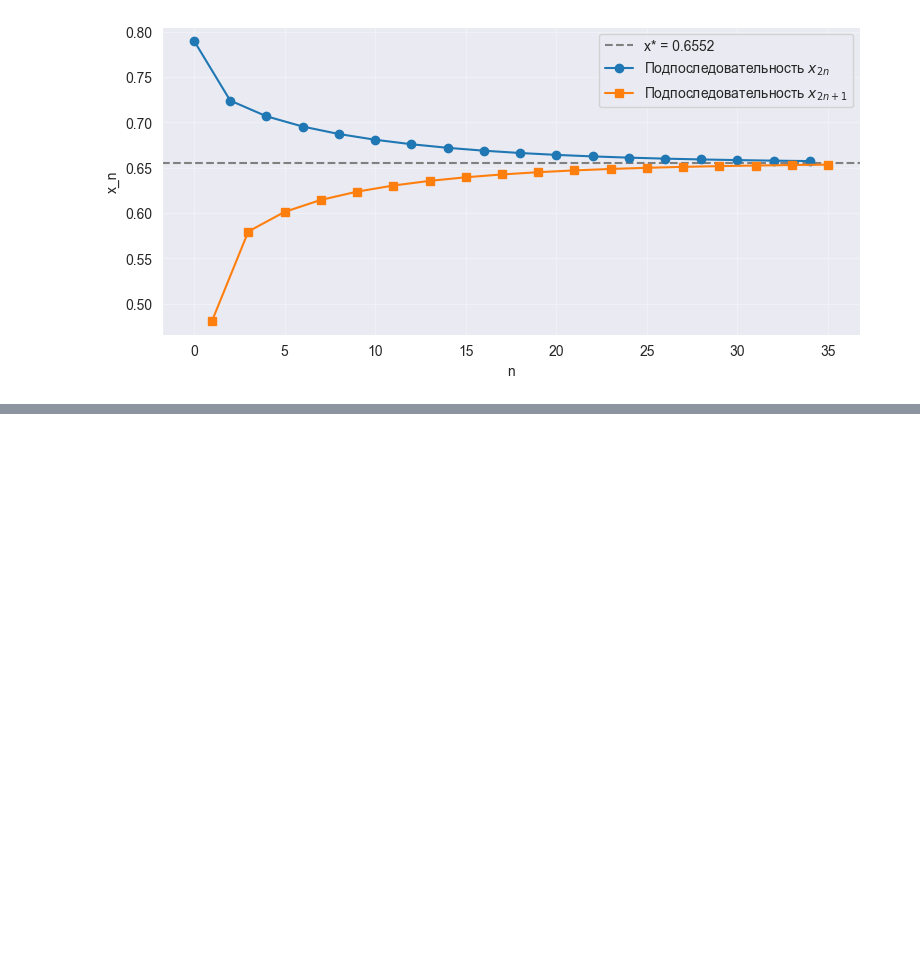
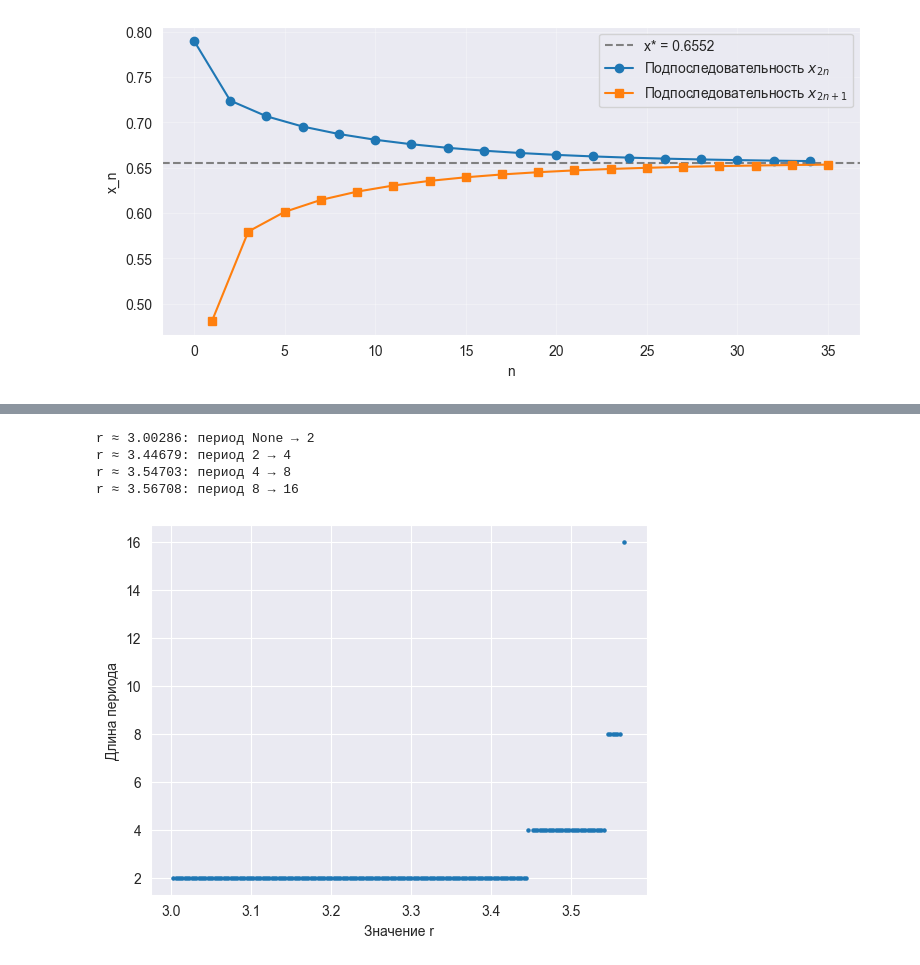
Before and after one commit to OXYgenRu/MatanLabS1, a Jupyter notebook: solve.ipynb, the cells around one changed output, grey strips where cells are left out. Saved outputs shown, nothing was run; the diff lists cells and outputs as text; code cells hidden in the pictures; blank space fills up the shorter version.

```diff
--- a/solve.ipynb
+++ b/solve.ipynb
@@ -116,22 +116,3 @@ $0 < x_{k+1} < 1 \quad\Rightarrow\quad\-1 < -x_{k+1} < 0 \quad\Rightarrow\quad\
 при $r\in(0;1]$  $\quad0 < rx_{k+1}(1-x_{k+1}) \le x_1(1-x_{k+1})  < x_{k+1} <1 \quad\Rightarrow\quad\ 0<x_{k+2} < x_{k+1} <1$
 Получили, что утверждение выполнилось для $n = k + 1$, тогда переход доказан, тогда последовательность является ограниченной и монотонно убывающей.
 Откуда по теореме Вейерштрасса об ограниченной и монотонной последовательности у $\{x_n\}$ есть передел.
-# %%
-
-plt.figure(figsize=(8, 6))
-
-r = 0.5
-x_0 = 0.2
-n = 50
-
-x = [x_0]
-
-for i in range(n):
-    x.append(r * x[i] * (1 - x[i]))
-
-plt.plot(range(n + 1), x, marker='o')
-plt.xlabel('$n$')
-plt.ylabel('$x_{n+1}$')
-plt.title(f'График логистического отображения  при r = {r} и $x_0$={x_0}')
-plt.grid(True)
-plt.show()
@@ -216,0 +221,51 @@ $x=\frac{-r \pm \sqrt{9r^2-4r}}{2r}=\frac{-1\pm\sqrt{9-\frac{4}{r}}}{2}$
+# %%
+def logistic_orbit(r, x0, n_iter=2000):
+    xs = np.empty(n_iter)
+    x = x0
+    for i in range(n_iter):
+        xs[i] = x
+        x = r * x * (1 - x)
+    return xs
+
+def detect_period(tail, max_m=128, tol=1e-6):
+    n = len(tail)
+    for m in range(1, max_m + 1):
+        ok = True
+        for i in range(n - m):
+            if abs(tail[i] - tail[i + m]) > tol:
+                ok = False
+                break
+        if ok:
+            return m
+    return None
+
+x0 = 0.3
+rs = np.linspace(3.0, 3.5699456, 200)
+periods = []
+
+for r in rs:
+    xs = logistic_orbit(r, x0)
+    tail = xs[1000:]
+    m = detect_period(tail)
+    periods.append(m)
+change_points = []
+
+prev_m = periods[0]
+clean = [(r, m) for r, m in zip(rs, periods) if m is not None]
+
+for r, m in clean:
+    if m != prev_m:
+        print(f"r ≈ {r:.5f}: период {prev_m} → {m}")
+        change_points.append((r, prev_m, m))
+        prev_m = m
+
+plt.scatter(rs, periods, s=5)
+plt.xlabel("Значение r")
+plt.ylabel("Длина периода")
+plt.show()
+# %% [output]
+r ≈ 3.00286: период None → 2
+r ≈ 3.44679: период 2 → 4
+r ≈ 3.54703: период 4 → 8
+r ≈ 3.56708: период 8 → 16
+[figure, added]
```
Also changed, not shown: parts of 11 cells of this notebook.
